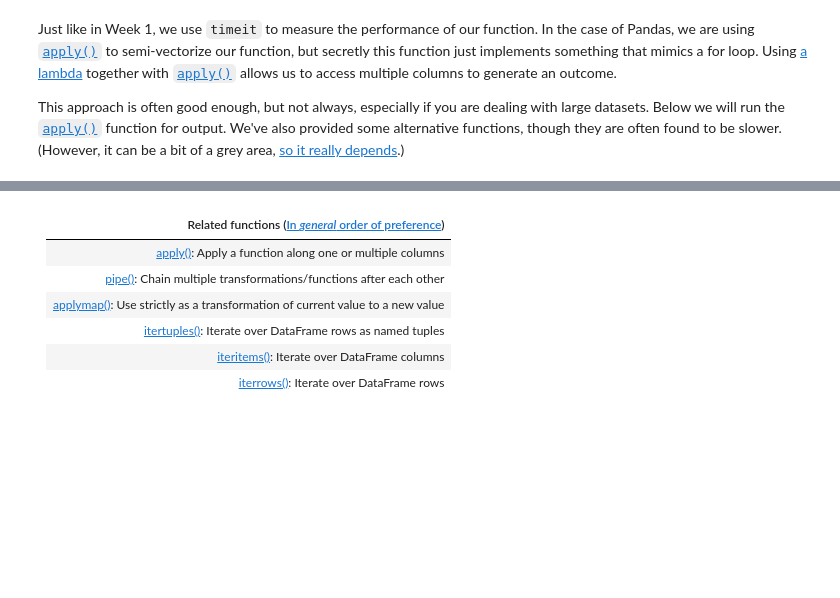
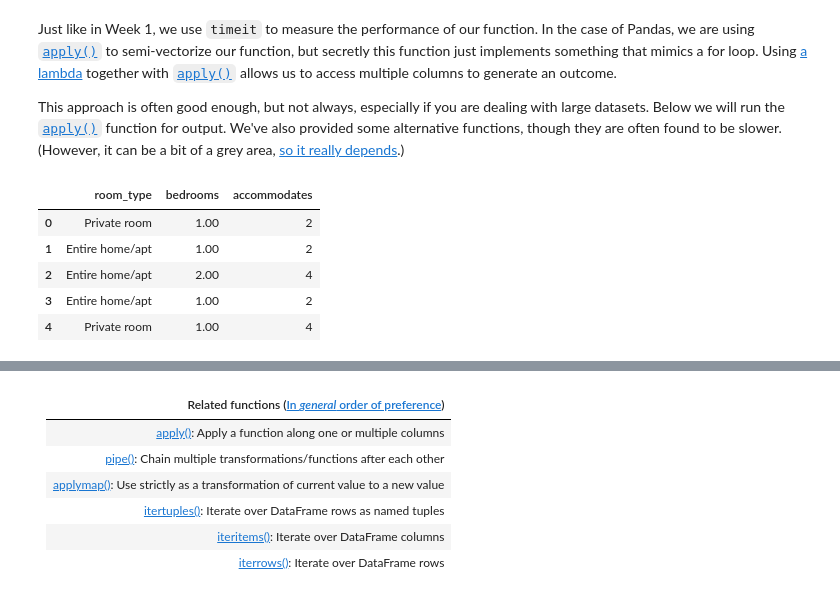
Before and after one commit to DuretiShemsi/AirBnB-pandas-project-week2, a Jupyter notebook: DURETI_Week_2_Project_coursename.ipynb, the cells around one changed output, grey strips where cells are left out. Drawn from its saved outputs; the diff is of its cells as text; code cells hidden in the pictures; blank space fills up the shorter version.

```diff
--- a/DURETI_Week_2_Project_coursename.ipynb
+++ b/DURETI_Week_2_Project_coursename.ipynb
@@ -426,4 +572,4 @@ Let's inspect the `price_in_euros` column first, because this column seems to co
 # %% [markdown]
 The approach should reveal that this column contains no unique values and is thus empty. Please `drop` this column.
 # %%
-... # YOUR CODE HERE
+df_list=df_list.drop(columns=['price_in_euros']) # YOUR CODE HERE
@@ -444,4 +610,4 @@ DataFrame [`info()`](https://pandas.pydata.org/docs/reference/api/pandas.DataFra
 
 A useful method for this approach is the [`dropna()`](https://pandas.pydata.org/pandas-docs/stable/reference/api/pandas.DataFrame.dropna.html) function.
 # %%
-df_list = ... # YOUR CODE HERE
+df_list = df_list.dropna(subset=['review_scores_rating', 'host_acceptance_rate']) # YOUR CODE HERE
@@ -504,5 +695,17 @@ Just like in Week 1, we use `timeit` to measure the performance of our function.
 
 
 This approach is often good enough, but not always, especially if you are dealing with large datasets. Below we will run the [`apply()`](https://pandas.pydata.org/docs/reference/api/pandas.DataFrame.apply.html) function for output. We've also provided some alternative functions, though they are often found to be slower. (However, it can be a bit of a grey area, [so it really depends](https://stackoverflow.com/questions/24870953/does-pandas-iterrows-have-performance-issues/24871316#24871316).)
-# %%
-df_list["bedrooms"] = ... # YOUR CODE HERE
+# %%
+df_list["bedrooms"] = df_list[["accommodates", "bedrooms", 'room_type']].apply(
+    lambda x: fill_empty_bedrooms(x["accommodates"], x["bedrooms"], x["room_type"]),
+    axis=1,
+    )# YOUR CODE HERE
+# %%
+df_list[["room_type", "bedrooms", "accommodates"]].head(5)
+# %% [output]
+|  | room_type | bedrooms | accommodates |
+| 0 | Private room | 1.00 | 2 |
+| 1 | Entire home/apt | 1.00 | 2 |
+| 2 | Entire home/apt | 2.00 | 4 |
+| 3 | Entire home/apt | 1.00 | 2 |
+| 4 | Private room | 1.00 | 4 |
```
Also changed, not shown: parts of 33 cells of this notebook.
